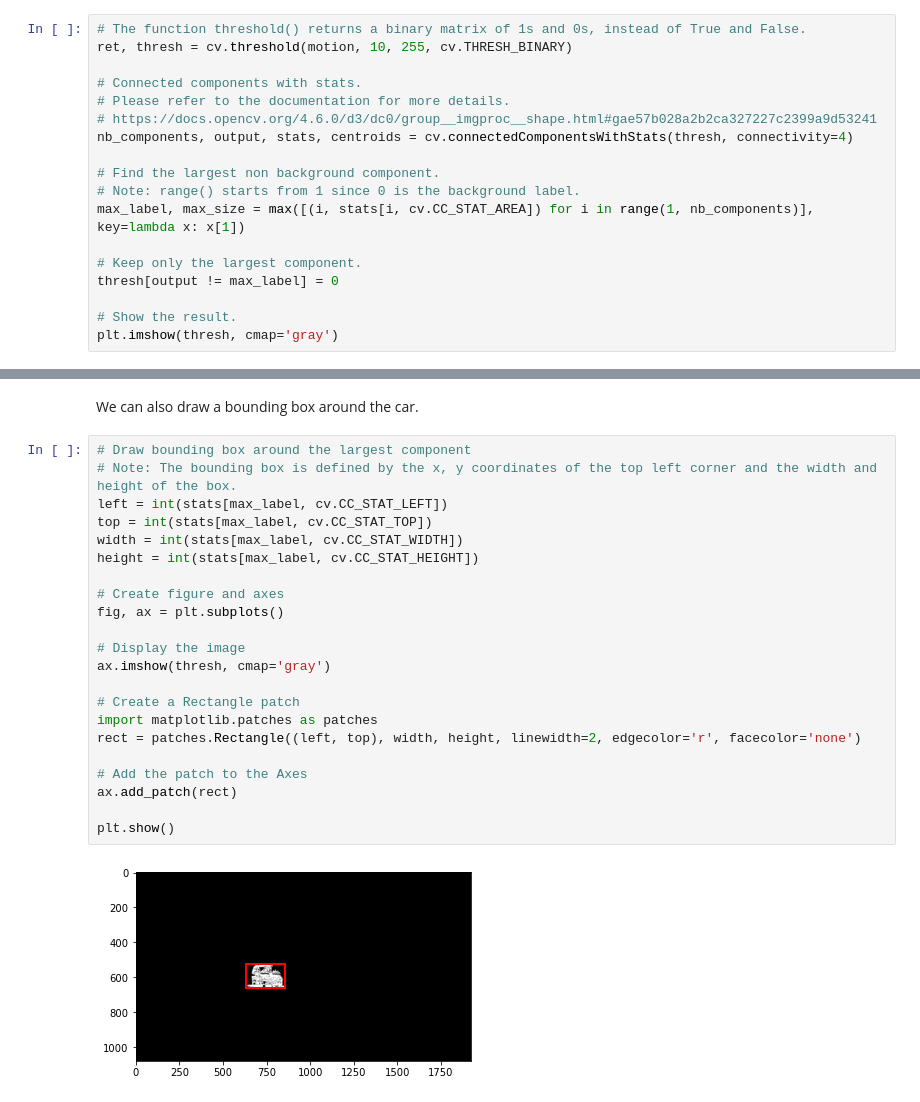
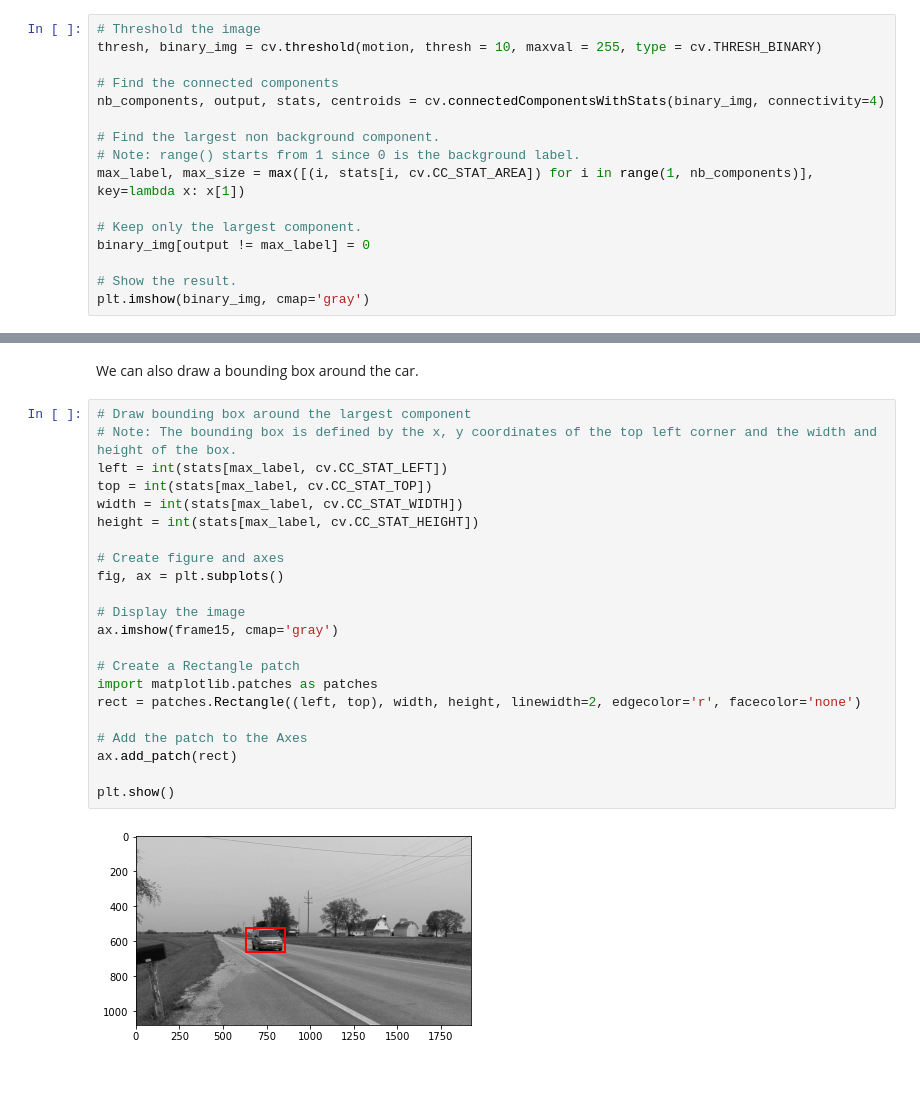
Before and after one commit to team-vmetsis/block8, a Jupyter notebook: 01.1-first_application-motion_detection.ipynb, the cells around one changed output, grey strips where cells are left out. Cells and saved outputs as stored; diff of their text form.

```diff
--- a/01.1-first_application-motion_detection.ipynb
+++ b/01.1-first_application-motion_detection.ipynb
@@ -209,21 +253,19 @@ As we see in the displayed motion image, besides the pixels that belong to the c
 # %%
-# The function threshold() returns a binary matrix of 1s and 0s, instead of True and False.
-ret, thresh = cv.threshold(motion, 10, 255, cv.THRESH_BINARY)
+# Threshold the image
+thresh, binary_img = cv.threshold(motion, thresh = 10, maxval = 255, type = cv.THRESH_BINARY)
 
-# Connected components with stats.
-# Please refer to the documentation for more details.
-# https://docs.opencv.org/4.6.0/d3/dc0/group__imgproc__shape.html#gae57b028a2b2ca327227c2399a9d53241
-nb_components, output, stats, centroids = cv.connectedComponentsWithStats(thresh, connectivity=4)
+# Find the connected components
+nb_components, output, stats, centroids = cv.connectedComponentsWithStats(binary_img, connectivity=4)
 
 # Find the largest non background component.
 # Note: range() starts from 1 since 0 is the background label.
 max_label, max_size = max([(i, stats[i, cv.CC_STAT_AREA]) for i in range(1, nb_components)], key=lambda x: x[1])
 
 # Keep only the largest component.
-thresh[output != max_label] = 0
+binary_img[output != max_label] = 0
 
 # Show the result.
-plt.imshow(thresh, cmap='gray')
+plt.imshow(binary_img, cmap='gray')
 # %% [output]
 <matplotlib.image.AxesImage at 0x...>
 [figure]
@@ -254,24 +296,24 @@ We can also draw a bounding box around the car.
 # %%
 # Draw bounding box around the largest component
 # Note: The bounding box is defined by the x, y coordinates of the top left corner and the width and height of the box.
 left = int(stats[max_label, cv.CC_STAT_LEFT])
 top = int(stats[max_label, cv.CC_STAT_TOP])
 width = int(stats[max_label, cv.CC_STAT_WIDTH])
 height = int(stats[max_label, cv.CC_STAT_HEIGHT])
 
 # Create figure and axes
 fig, ax = plt.subplots()
 
 # Display the image
-ax.imshow(thresh, cmap='gray')
+ax.imshow(frame15, cmap='gray')
 
 # Create a Rectangle patch
 import matplotlib.patches as patches
 rect = patches.Rectangle((left, top), width, height, linewidth=2, edgecolor='r', facecolor='none')
 
 # Add the patch to the Axes
 ax.add_patch(rect)
 
 plt.show()
 # %% [output]
-[figure, old version]
+[figure, new version]
```
Also changed, not shown: parts of 17 cells of this notebook.
